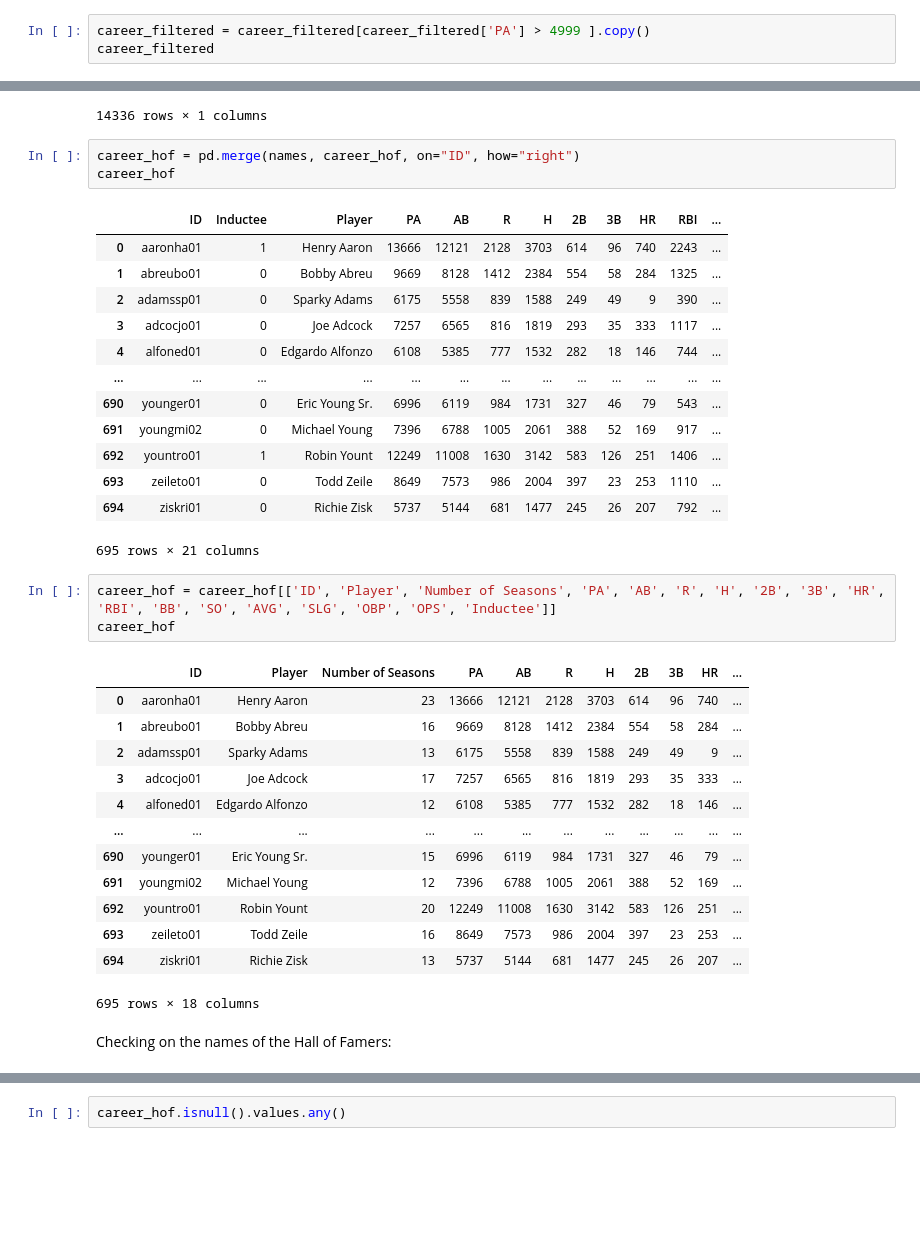
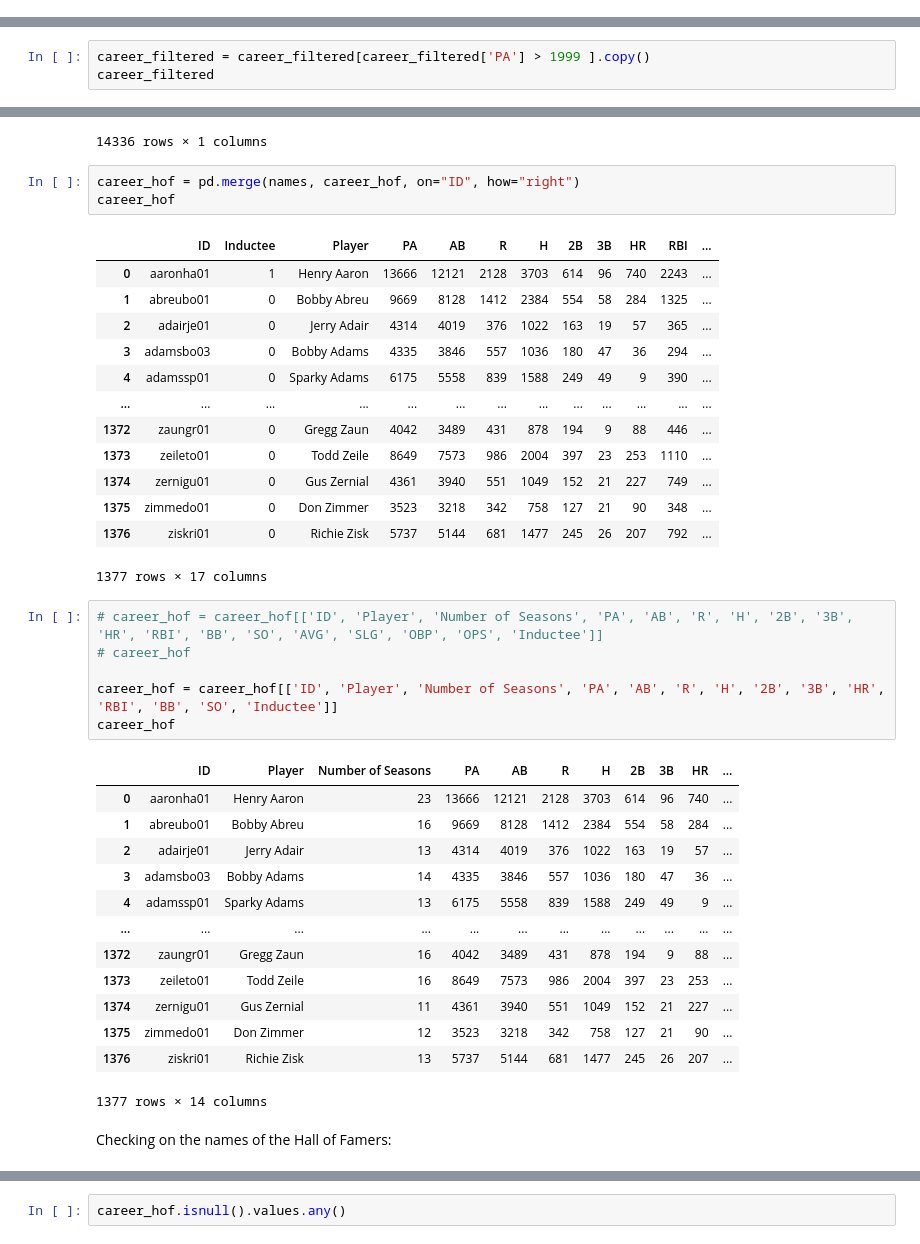
Before and after one commit to donnajharris/cp640_project, a Jupyter notebook: harr2890_project/harr2890_project_step2_data_filtering.ipynb, the cells around one changed output, grey strips where cells are left out. Cells and saved outputs as stored; diff of their text form; blank space fills up the shorter version.

```diff
--- a/harr2890_project/harr2890_project_step2_data_filtering.ipynb
+++ b/harr2890_project/harr2890_project_step2_data_filtering.ipynb
@@ -350,5 +350,2 @@ career_filtered
 # %% [markdown]
 **Note:** We also want to get rid of the number of plate appearances that indicates a player was not batting regularly in games each season, such as a pitcher with a weak bat.
-# %%
-career_filtered = career_filtered[career_filtered['PA'] > 4999 ].copy()
-career_filtered
@@ -368,0 +352,3 @@ career_filtered
+# %%
+career_filtered = career_filtered[career_filtered['PA'] > 1999 ].copy()
+career_filtered
@@ -432,35 +432,38 @@ career_hof
 |  | ID | Inductee | Player | PA | AB | R | H | 2B | 3B | HR | RBI | ... |
 | 0 | aaronha01 | 1 | Henry Aaron | 13666 | 12121 | 2128 | 3703 | 614 | 96 | 740 | 2243 | ... |
 | 1 | abreubo01 | 0 | Bobby Abreu | 9669 | 8128 | 1412 | 2384 | 554 | 58 | 284 | 1325 | ... |
-| 2 | adamssp01 | 0 | Sparky Adams | 6175 | 5558 | 839 | 1588 | 249 | 49 | 9 | 390 | ... |
-| 3 | adcocjo01 | 0 | Joe Adcock | 7257 | 6565 | 816 | 1819 | 293 | 35 | 333 | 1117 | ... |
-| 4 | alfoned01 | 0 | Edgardo Alfonzo | 6108 | 5385 | 777 | 1532 | 282 | 18 | 146 | 744 | ... |
+| 2 | adairje01 | 0 | Jerry Adair | 4314 | 4019 | 376 | 1022 | 163 | 19 | 57 | 365 | ... |
+| 3 | adamsbo03 | 0 | Bobby Adams | 4335 | 3846 | 557 | 1036 | 180 | 47 | 36 | 294 | ... |
+| 4 | adamssp01 | 0 | Sparky Adams | 6175 | 5558 | 839 | 1588 | 249 | 49 | 9 | 390 | ... |
 | ... | ... | ... | ... | ... | ... | ... | ... | ... | ... | ... | ... | ... |
-| 690 | younger01 | 0 | Eric Young Sr. | 6996 | 6119 | 984 | 1731 | 327 | 46 | 79 | 543 | ... |
-| 691 | youngmi02 | 0 | Michael Young | 7396 | 6788 | 1005 | 2061 | 388 | 52 | 169 | 917 | ... |
-| 692 | yountro01 | 1 | Robin Yount | 12249 | 11008 | 1630 | 3142 | 583 | 126 | 251 | 1406 | ... |
-| 693 | zeileto01 | 0 | Todd Zeile | 8649 | 7573 | 986 | 2004 | 397 | 23 | 253 | 1110 | ... |
-| 694 | ziskri01 | 0 | Richie Zisk | 5737 | 5144 | 681 | 1477 | 245 | 26 | 207 | 792 | ... |
+| 1372 | zaungr01 | 0 | Gregg Zaun | 4042 | 3489 | 431 | 878 | 194 | 9 | 88 | 446 | ... |
+| 1373 | zeileto01 | 0 | Todd Zeile | 8649 | 7573 | 986 | 2004 | 397 | 23 | 253 | 1110 | ... |
+| 1374 | zernigu01 | 0 | Gus Zernial | 4361 | 3940 | 551 | 1049 | 152 | 21 | 227 | 749 | ... |
+| 1375 | zimmedo01 | 0 | Don Zimmer | 3523 | 3218 | 342 | 758 | 127 | 21 | 90 | 348 | ... |
+| 1376 | ziskri01 | 0 | Richie Zisk | 5737 | 5144 | 681 | 1477 | 245 | 26 | 207 | 792 | ... |
-695 rows × 21 columns
+1377 rows × 17 columns
 # %%
-career_hof = career_hof[['ID', 'Player', 'Number of Seasons', 'PA', 'AB', 'R', 'H', '2B', '3B', 'HR', 'RBI', 'BB', 'SO', 'AVG', 'SLG', 'OBP', 'OPS', 'Inductee']]
+# career_hof = career_hof[['ID', 'Player', 'Number of Seasons', 'PA', 'AB', 'R', 'H', '2B', '3B', 'HR', 'RBI', 'BB', 'SO', 'AVG', 'SLG', 'OBP', 'OPS', 'Inductee']]
+# career_hof
+
+career_hof = career_hof[['ID', 'Player', 'Number of Seasons', 'PA', 'AB', 'R', 'H', '2B', '3B', 'HR', 'RBI', 'BB', 'SO', 'Inductee']]
 career_hof
 # %% [output]
 |  | ID | Player | Number of Seasons | PA | AB | R | H | 2B | 3B | HR | ... |
 | 0 | aaronha01 | Henry Aaron | 23 | 13666 | 12121 | 2128 | 3703 | 614 | 96 | 740 | ... |
 | 1 | abreubo01 | Bobby Abreu | 16 | 9669 | 8128 | 1412 | 2384 | 554 | 58 | 284 | ... |
-| 2 | adamssp01 | Sparky Adams | 13 | 6175 | 5558 | 839 | 1588 | 249 | 49 | 9 | ... |
-| 3 | adcocjo01 | Joe Adcock | 17 | 7257 | 6565 | 816 | 1819 | 293 | 35 | 333 | ... |
-| 4 | alfoned01 | Edgardo Alfonzo | 12 | 6108 | 5385 | 777 | 1532 | 282 | 18 | 146 | ... |
+| 2 | adairje01 | Jerry Adair | 13 | 4314 | 4019 | 376 | 1022 | 163 | 19 | 57 | ... |
+| 3 | adamsbo03 | Bobby Adams | 14 | 4335 | 3846 | 557 | 1036 | 180 | 47 | 36 | ... |
+| 4 | adamssp01 | Sparky Adams | 13 | 6175 | 5558 | 839 | 1588 | 249 | 49 | 9 | ... |
 | ... | ... | ... | ... | ... | ... | ... | ... | ... | ... | ... | ... |
-| 690 | younger01 | Eric Young Sr. | 15 | 6996 | 6119 | 984 | 1731 | 327 | 46 | 79 | ... |
-| 691 | youngmi02 | Michael Young | 12 | 7396 | 6788 | 1005 | 2061 | 388 | 52 | 169 | ... |
-| 692 | yountro01 | Robin Yount | 20 | 12249 | 11008 | 1630 | 3142 | 583 | 126 | 251 | ... |
-| 693 | zeileto01 | Todd Zeile | 16 | 8649 | 7573 | 986 | 2004 | 397 | 23 | 253 | ... |
-| 694 | ziskri01 | Richie Zisk | 13 | 5737 | 5144 | 681 | 1477 | 245 | 26 | 207 | ... |
+| 1372 | zaungr01 | Gregg Zaun | 16 | 4042 | 3489 | 431 | 878 | 194 | 9 | 88 | ... |
+| 1373 | zeileto01 | Todd Zeile | 16 | 8649 | 7573 | 986 | 2004 | 397 | 23 | 253 | ... |
+| 1374 | zernigu01 | Gus Zernial | 11 | 4361 | 3940 | 551 | 1049 | 152 | 21 | 227 | ... |
+| 1375 | zimmedo01 | Don Zimmer | 12 | 3523 | 3218 | 342 | 758 | 127 | 21 | 90 | ... |
+| 1376 | ziskri01 | Richie Zisk | 13 | 5737 | 5144 | 681 | 1477 | 245 | 26 | 207 | ... |
-695 rows × 18 columns
+1377 rows × 14 columns
-# %% [markdown]
-Checking on the names of the Hall of Famers:
+# %% [markdown]
+Checking on the names of the Hall of Famers:
 # %%
 career_hof[career_hof['Inductee'] == 1 ]
 # %% [output]
```
Also changed, not shown: parts of 84 cells of this notebook.
